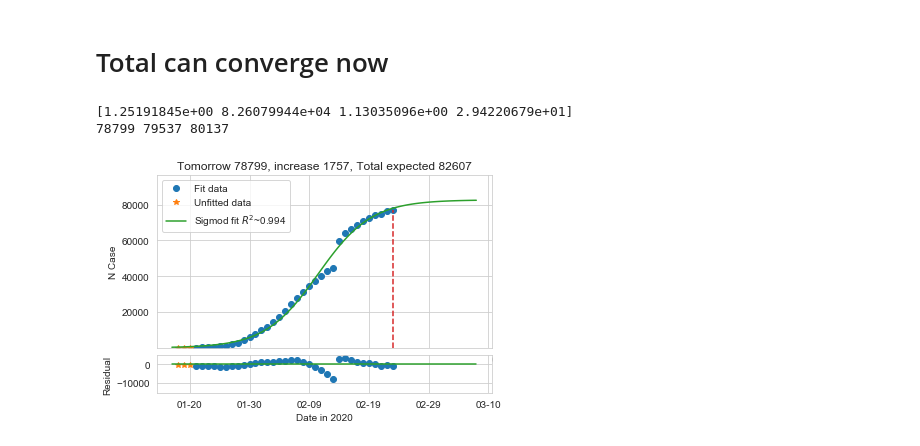
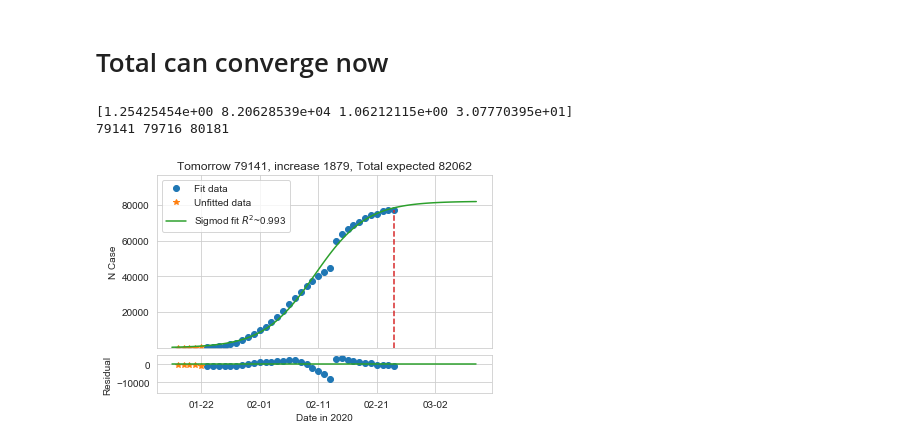
Before and after one commit to tongbaojia/vr_2020, a Jupyter notebook: Virus.ipynb, the cells around one changed output. Cells and saved outputs as stored; diff of their text form; code cells hidden in the pictures.

```diff
--- a/Virus.ipynb
+++ b/Virus.ipynb
@@ -44,10 +44,11 @@ c = [
     1751,
     396, # WTH?
     1717,
-    650
+    649,
+    221
 ]
 # %%
-tmr_date = "2_22_2020"
+tmr_date = "2_23_2020"
 # %% [markdown]
 # Standard Imports
 # %%
@@ -169,14 +170,14 @@ def sigmoid(x, a, n, b, c):
 
 def prediction(my_func, name="sigmoid"):
     # initial guess for curve fit coefficients
-    starting_index = 3
+    starting_index = 5
     x_prev_data = np.arange(-starting_index + 1, 1)
     y_prev_data = np.array(total[:starting_index])
     xdata = np.arange(1, len(total[starting_index:])+1)
     ydata = np.array(total[starting_index:])
 
     guess = [1.3, 100000, 2.2, 10]
-    popt, pcov = curve_fit(my_func, xdata, ydata, p0=guess, sigma=np.sqrt(xdata), bounds=([0, 5E4, 0, 0], [30, 2E6, 50, 50]))
+    popt, pcov = curve_fit(my_func, xdata, ydata, p0=guess, sigma=np.sqrt(xdata), bounds=([0, 7E4, 0, 0], [30, 2E6, 50, 50]))
     print(popt)
     R2 = r_squared(xdata, ydata, my_func, popt)
 
@@ -209,33 +210,33 @@ def prediction(my_func, name="sigmoid"):
     ax1.set_ylim(1, total[-1] * 1.25)
     ax1.legend(loc='best')
     # ax1.set_xticks([])
     # ax1.set_xlabel('Date')
     ax1.set_ylabel('N Case')
 
     residuals = ydata - my_func(xdata, *popt)
     prev_residuals = y_prev_data - my_func(x_prev_data, *popt)
     ax2.plot(xdata, residuals, 'o', label='residuals')
     ax2.plot(x_prev_data, prev_residuals, '*', label='prev residuals')
     ax2.plot(x, np.zeros(len(x)))
     ax2.set_ylim(min(residuals) * 2, 5000)
     ax2.set_xlabel('Date in 2020')
     ax2.set_ylabel('Residual')
     x_ticks = ax2.get_xticks()
     # print(x_ticks)
     current_day = len(total) - starting_index
     # correct time difference
     current_date = date.today() + timedelta(days=1)
     date_ticks = []
     for x_tick in x_ticks:
         date_ticks.append(current_date + timedelta(days=x_tick - current_day))
     date_ticks = [i.strftime('%m-%d') for i in date_ticks]
     # print(date_ticks)
     ax2.set_xticklabels(date_ticks)
     plt.savefig('Plots/{}_{}.png'.format(tmr_date, name), dpi=300)
     plt.show()
 
 prediction(sigmoid, "sigmoid")
 # %% [output]
-[1.25191845e+00 8.26079944e+04 1.13035096e+00 2.94220679e+01]
-78799 79537 80137
+[1.25425454e+00 8.20628539e+04 1.06212115e+00 3.07770395e+01]
+79141 79716 80181
-[figure, old version]
+[figure, new version]
```
Also changed, not shown: parts of 2 cells of this notebook, 3 other files.
